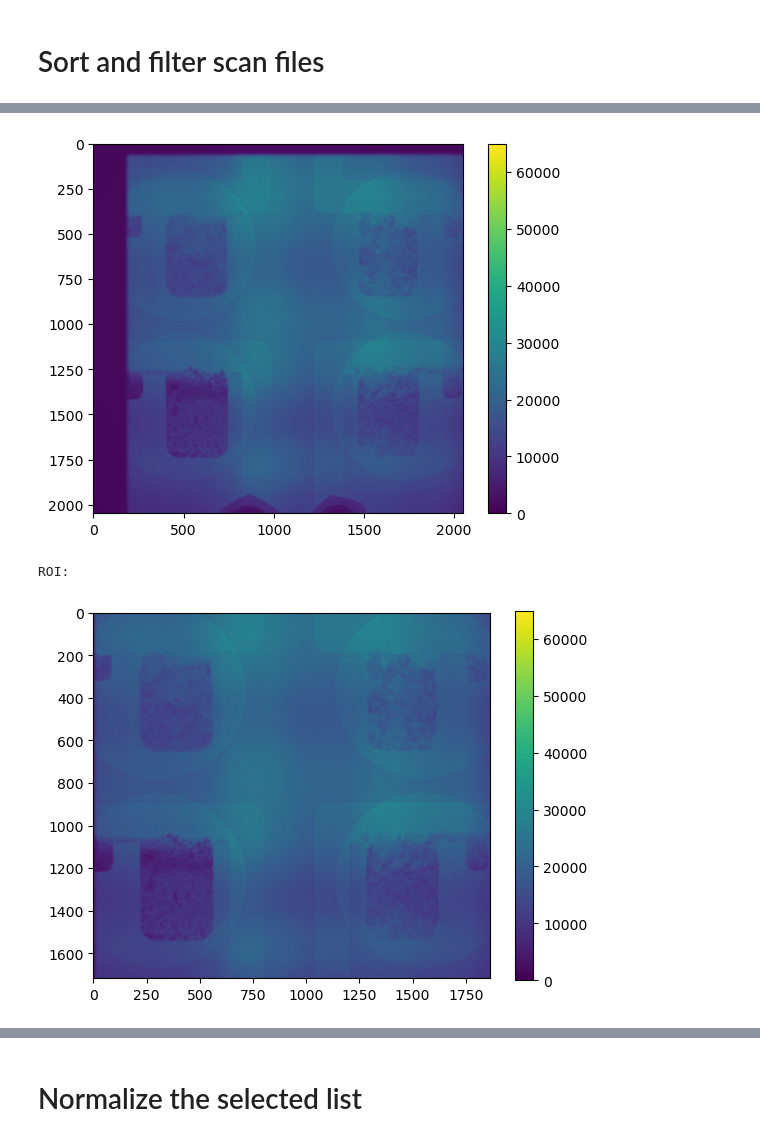
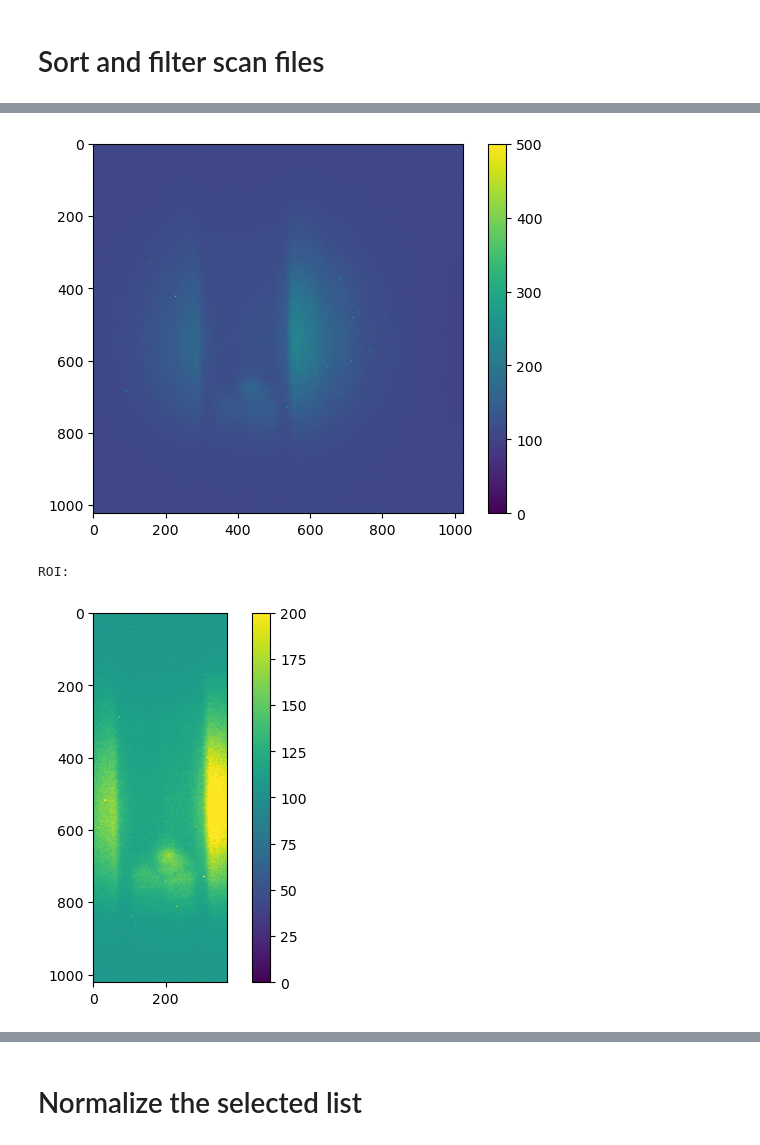
Before and after one commit to zhangy6x/research_stuff, a Jupyter notebook: jupyter_notebooks/norm_recon/sub_normalization_load1save1.ipynb, the cells around one changed output, grey strips where cells are left out. Cells and saved outputs as stored; diff of their text form; code cells hidden in the pictures.

```diff
--- a/jupyter_notebooks/norm_recon/sub_normalization_load1save1.ipynb
+++ b/jupyter_notebooks/norm_recon/sub_normalization_load1save1.ipynb
@@ -49,5 +69,5 @@ sorted(os.listdir(ob_loc))
 # %%
-dc_loc = "/HFIR/CG1D/IPTS-"+ipts+"/raw/dc"
-# dc_loc = "/HFIR/CG1D/IPTS-"+ipts+"/raw/radiographs"
+# dc_loc = "/HFIR/CG1D/IPTS-"+ipts+"/raw/dc"
+dc_loc = "/HFIR/CG1D/IPTS-"+ipts+"/raw/radiographs"
 sorted(os.listdir(dc_loc))
 # %% [output]
@@ -55,9 +91,9 @@ sorted(os.listdir(dc_loc))
 # %%
 ###################### need to change start
-sample_name = "2023_08_01_dehydration"
+sample_name = "2024_11_02_hold_to_700C_27"
 scan_dir = os.path.join(scan_loc, sample_name)
-ob_dir = os.path.join(ob_loc, "2023_08_01_alignment")
-dc_dir = os.path.join(dc_loc, "2023_08_01_alignment")
+ob_dir = os.path.join(ob_loc, "2024_11_03_OB_redo")
+dc_dir = os.path.join(dc_loc, "2024_11_02_hold_to_700C_35_DC")
 ###################### need to change end
 # %% [markdown]
 # Sort and filter scan files
@@ -110,8 +158,9 @@ ob_list
 # %%
 to_rmv = [
+    "OB_71fps_2x2_0001_0793.tiff",
 ]
 ob_list = rocku.remove_fnames(ob_list, to_rmv)
-# ob_list = rocku.filter_list(ob_list, '_71fps_2x2_')
+ob_list = rocku.filter_list(ob_list, '_71fps_2x2_')
 print(len(ob_list))
 ob_list
 # %% [output]
@@ -139,5 +212,6 @@ dc_list
 # %%
 to_rmv = [
+    'FLiNaK_2_16mm_71fps_2x2_2p5ccm_0001_9002.tiff'
 ]
 dc_list = rocku.remove_fnames(dc_list, to_rmv)
 # %% [output]
@@ -182,31 +256,31 @@ print(_scan_raw.shape)
 # %%
 _scan_min = np.min(_scan_raw, axis=0)
-plt.imshow(_scan_min, vmin=0, vmax=65000)
+plt.imshow(_scan_min, vmin=0, vmax=500)
 plt.colorbar()
 plt.show()
 # %% [output]
-[figure, old version]
+[figure, new version]
 # %%
 ###################### need to change start
 crop = True
 # crop = False
-crop_left = 183#320
-crop_right = -1#1080
-crop_top = 200
-crop_bottom = -130
+crop_left = 230#320
+crop_right = 600#1080
+crop_top = 0
+crop_bottom = -1
 # crop_left = 550
 # crop_right = 1300
 # crop_top = 300
 # crop_bottom = 1700
 ###################### need to change end
 # scan_crop = rocku.crop(scan_raw, crop_left, crop_right, crop_top, crop_bottom, crop)
 # ob_crop = rocku.crop(ob_raw, crop_left, crop_right, crop_top, crop_bottom, crop)
 # dc_crop = rocku.crop(dc_raw, crop_left, crop_right, crop_top, crop_bottom, crop)
 _scan_crop_min = rocku.crop(_scan_min, crop_left, crop_right, crop_top, crop_bottom, crop)
 print("ROI:")
-plt.imshow(_scan_crop_min, vmin=0, vmax=65000)
+plt.imshow(_scan_crop_min, vmin=0, vmax=200)
 plt.colorbar()
 plt.show()
 # %% [output]
 ROI:
-[figure, old version]
+[figure, new version]
```
Also changed, not shown: parts of 19 cells of this notebook, 3 other files.
